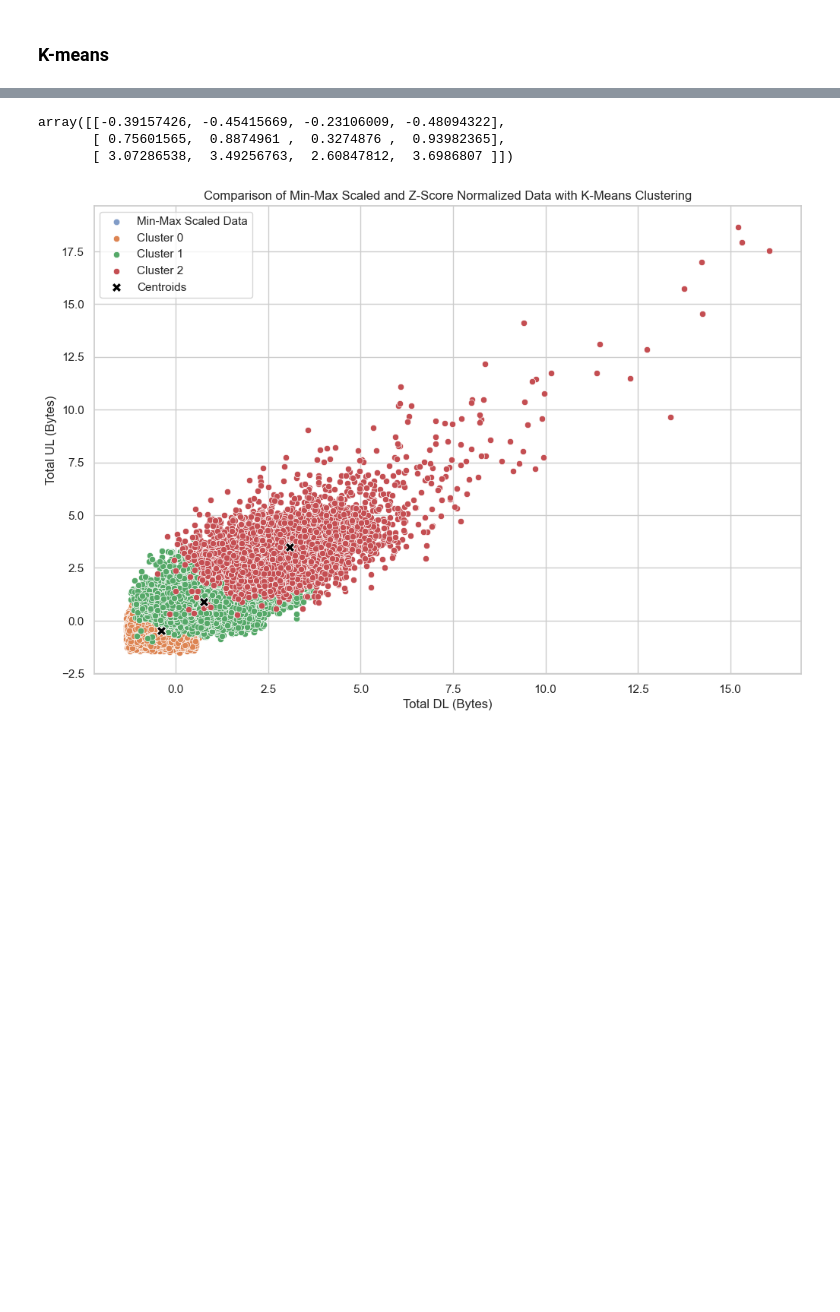
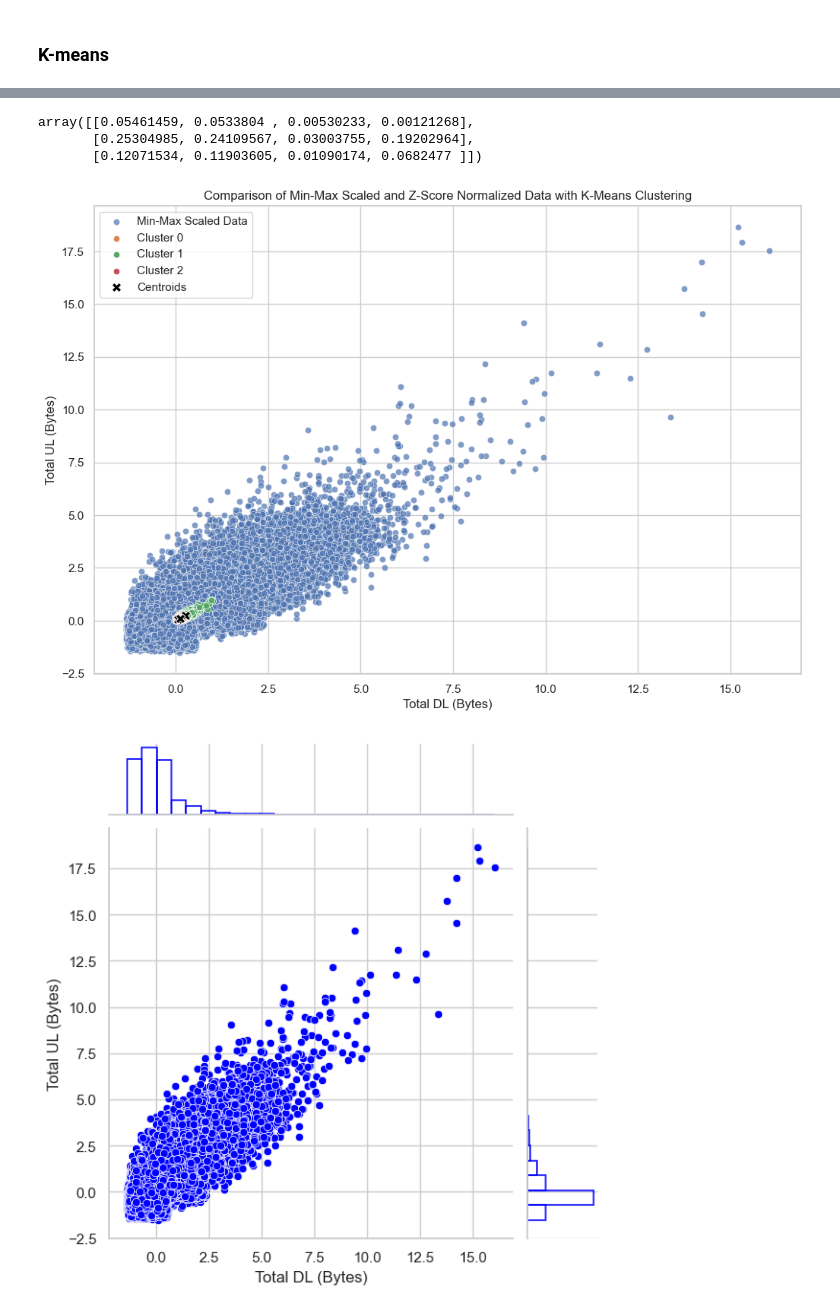
Before and after one commit to Azizadx/user_analytics_in_the_telecommunication, a Jupyter notebook: notebooks/user_engagement_analysis/user_engagement_analysis.ipynb, the cells around one changed output, grey strips where cells are left out. Cells and saved outputs as stored; diff of their text form; code cells hidden in the pictures; blank space fills up the shorter version.

```diff
--- a/notebooks/user_engagement_analysis/user_engagement_analysis.ipynb
+++ b/notebooks/user_engagement_analysis/user_engagement_analysis.ipynb
@@ -449,6 +449,6 @@ num_clusters = 3
 
 # Perform k-means clustering
 kmeans = KMeans(n_clusters=num_clusters, random_state=42)
-standard_df['Cluster'] = kmeans.fit_predict(standard_df)
+normal_df['Cluster'] = kmeans.fit_predict(normal_df)
 # %%
 # Display the resulting DataFrame with the assigned cluster labels
@@ -476,7 +476,7 @@ centroids = kmeans.cluster_centers_
 # %%
 centroids
 # %% [output]
-array([[-0.39157426, -0.45415669, -0.23106009, -0.48094322],
-       [ 0.75601565,  0.8874961 ,  0.3274876 ,  0.93982365],
-       [ 3.07286538,  3.49256763,  2.60847812,  3.6986807 ]])
+array([[0.05461459, 0.0533804 , 0.00530233, 0.00121268],
+       [0.25304985, 0.24109567, 0.03003755, 0.19202964],
+       [0.12071534, 0.11903605, 0.01090174, 0.0682477 ]])
 # %%
@@ -487,31 +487,42 @@ label = standard_df['Cluster']
 # %%
+# Set the Seaborn style
+# Set the Seaborn style
 sns.set(style='whitegrid')
 
-# Create a scatter plot for both original and standardized data
+# Create a joint plot for both original and standardized data
 plt.figure(figsize=(12, 8))
 
 # Plot min-max scaled (original) data
-if isinstance(normal_df, pd.DataFrame):
-    sns.scatterplot(x=normal_df.iloc[:, 0], y=normal_df.iloc[:, 1], label='Min-Max Scaled Data', alpha=0.7)
+if isinstance(standard_df, pd.DataFrame):
+    sns.scatterplot(x=standard_df.iloc[:, 0], y=standard_df.iloc[:, 1], label='Min-Max Scaled Data', alpha=0.7)
 else:
-    sns.scatterplot(x=normal_df[:, 0], y=normal_df[:, 1], label='Min-Max Scaled Data', alpha=0.7)
+    sns.scatterplot(x=standard_df[:, 0], y=standard_df[:, 1], label='Min-Max Scaled Data', alpha=0.7)
 
 # Plot z-score normalized (standardized) data
-u_labels = np.unique(standard_df['Cluster'])
+unique_labels = np.unique(normal_df['Cluster'])
 centroids = kmeans.cluster_centers_
-label = standard_df['Cluster']
-for i in u_labels:
-    sns.scatterplot(x=standard_df.loc[label == i, 'Total DL (Bytes)'],
-                    y=standard_df.loc[label == i, 'Total UL (Bytes)'],
-                    label=f'Cluster {i}')
+labels = normal_df['Cluster']
+
+for label_value in unique_labels:
+    # Plot points for each cluster
+    sns.scatterplot(x=normal_df.loc[labels == label_value, 'Total DL (Bytes)'],
+                    y=normal_df.loc[labels == label_value, 'Total UL (Bytes)'],
+                    label=f'Cluster {label_value}')
+
+# Plot centroids
 sns.scatterplot(x=centroids[:, 0], y=centroids[:, 1], color='black', marker='X', s=80, label='Centroids')
 
 # Set plot title and legend
 plt.title('Comparison of Min-Max Scaled and Z-Score Normalized Data with K-Means Clustering')
 plt.legend()
+
+# Use joint plot for better visualization
+sns.jointplot(data=standard_df, x=standard_df.columns[0], y=standard_df.columns[1], kind='scatter', color='blue', marginal_kws=dict(bins=25, fill=False))
+
 plt.show()
 # %% [output]
-[figure, old version]
+[figure, new version]
+[figure, added]
 # %%
 # Calculate and display minimum, maximum, and average for each cluster
 cluster_membership_df = pd.DataFrame()
```
Also changed, not shown: parts of 4 cells of this notebook, 2 other files.
